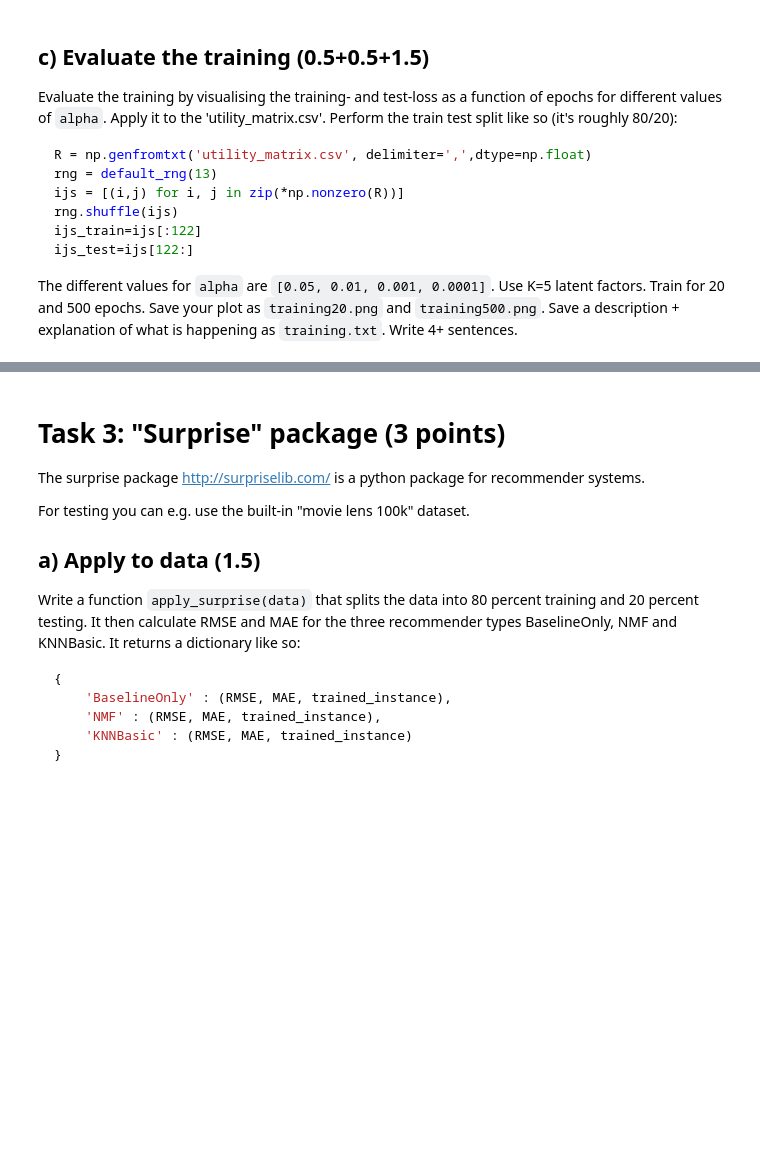
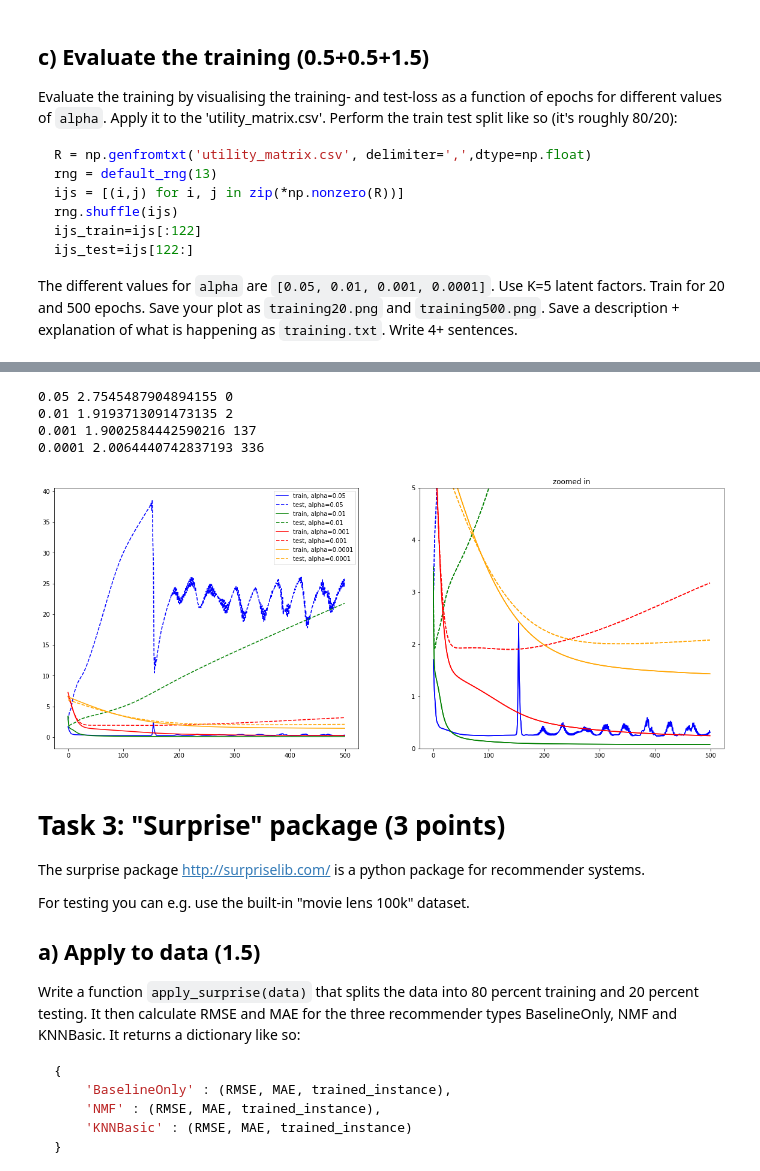
Before and after one commit to RasPavel/wm_home_assignments, a Jupyter notebook: assignment_3/WM_home_assignment3_tasks3.ipynb, the cells around one changed output, grey strips where cells are left out. Drawn from its saved outputs; the diff is of its cells as text; code cells hidden in the pictures; blank space fills up the shorter version.

```diff
--- a/assignment_3/WM_home_assignment3_tasks3.ipynb
+++ b/assignment_3/WM_home_assignment3_tasks3.ipynb
@@ -550,0 +581,28 @@ ijs_test=ijs[122:]
+# %%
+N_EPOCHS = 500
+
+fig,ax = plt.subplots(1, 2, figsize=(20,8))
+
+colors = ['blue', 'green', 'red', 'orange']
+for alpha,c in zip([0.05, 0.01, 0.001, 0.0001], colors):
+    P, Q, l_train,l_test = matrix_factorization(R, 4, alpha=alpha, rng=rng, epochs=N_EPOCHS,
+                                                ijs_train=ijs_train, ijs_test=ijs_test)
+
+    plt.plot(l_train, label=f'train, alpha={alpha}', c=c)
+    plt.plot(l_test, '--', label=f'test, alpha={alpha}', c=c)
+    ax[0].plot(l_train, label=f'train, alpha={alpha}', c=c)
+    ax[0].plot(l_test, '--', label=f'test, alpha={alpha}', c=c)
+    print(alpha, min(l_test), np.argmin(l_test))
+    ax[1].set_ylim(0,5)
+    ax[1].plot(l_train, label=f'train, alpha={alpha}', c=c)
+    ax[1].plot(l_test, '--', label=f'test, alpha={alpha}', c=c)
+    ax[1].set_title('zoomed in')
+ax[0].legend(loc='upper right');
+
+plt.savefig('training500.png');
+# %% [output]
+0.05 2.7545487904894155 0
+0.01 1.9193713091473135 2
+0.001 1.9002584442590216 137
+0.0001 2.0064440742837193 336
+[figure, added]
```
Also changed, not shown: parts of 5 cells of this notebook, 4 other files.
